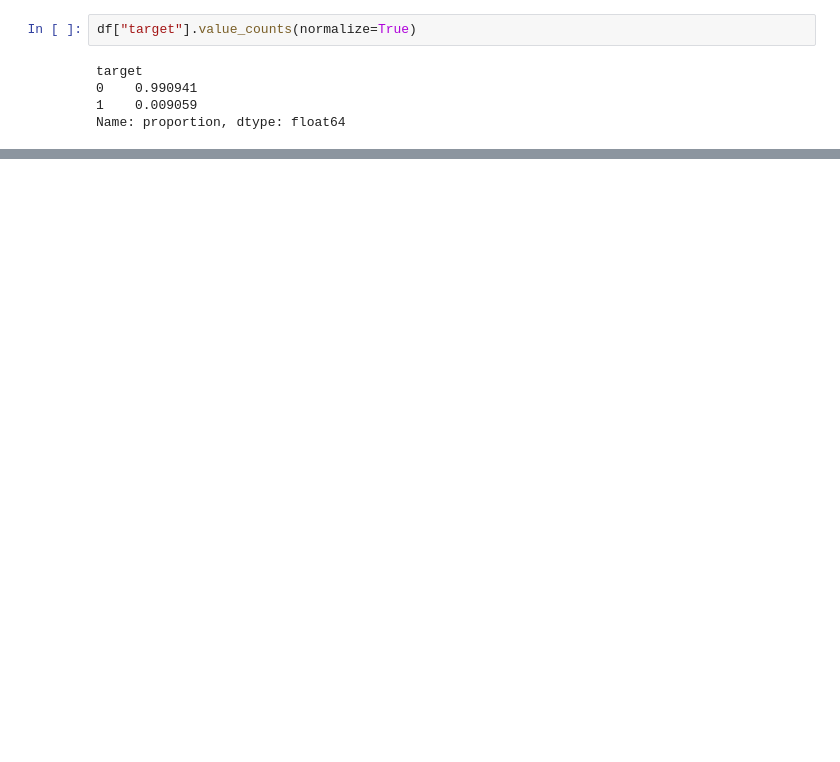
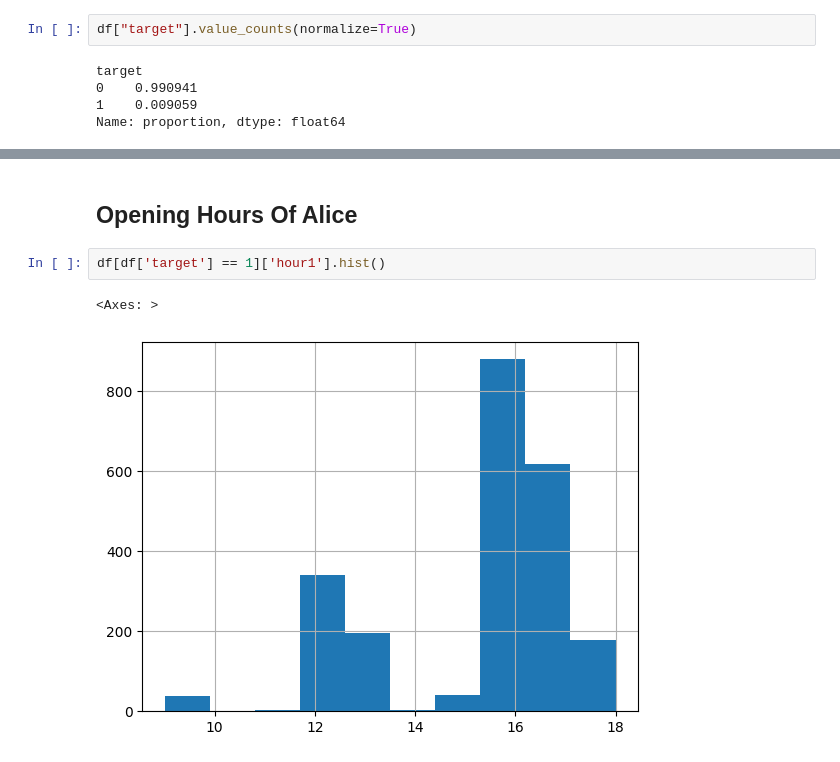
Before and after one commit to marwan995/ML-Project, a Jupyter notebook: project.ipynb, the cells around one changed output, grey strips where cells are left out. Drawn from its saved outputs; the diff is of its cells as text; blank space fills up the shorter version.

```diff
--- a/project.ipynb
+++ b/project.ipynb
@@ -38,0 +197,7 @@ alice =
+# %% [markdown]
+## Opening Hours Of Alice
+# %%
+df[df['target'] == 1]['hour1'].hist()
+# %% [output]
+<Axes: >
+[figure, added]
```
Also changed, not shown: parts of 56 cells of this notebook, 9 other files.
